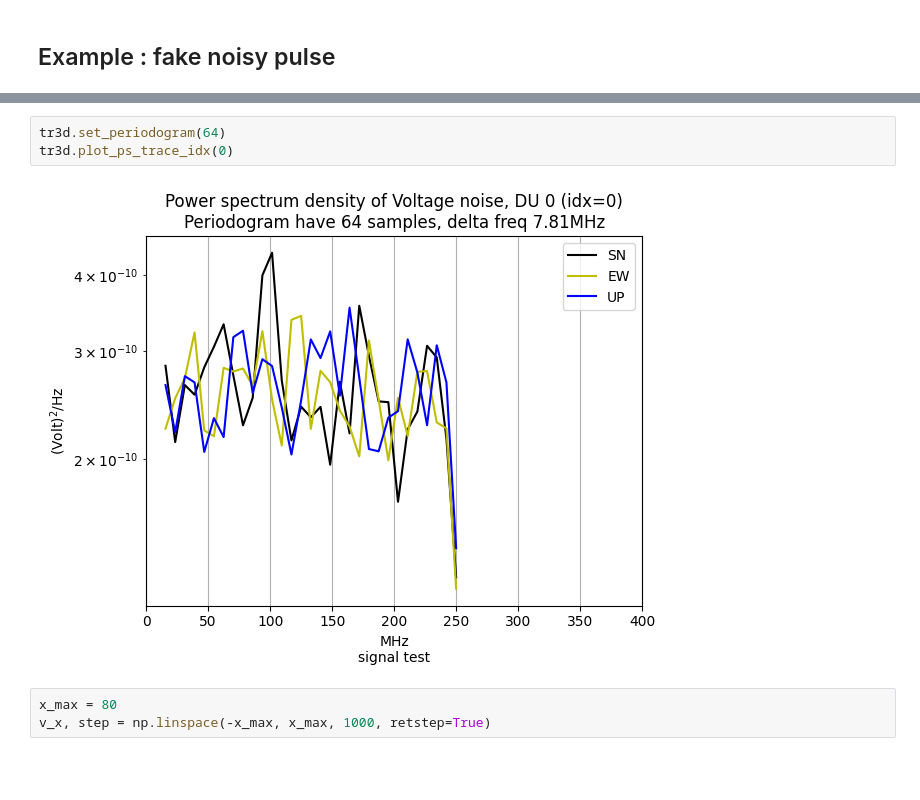
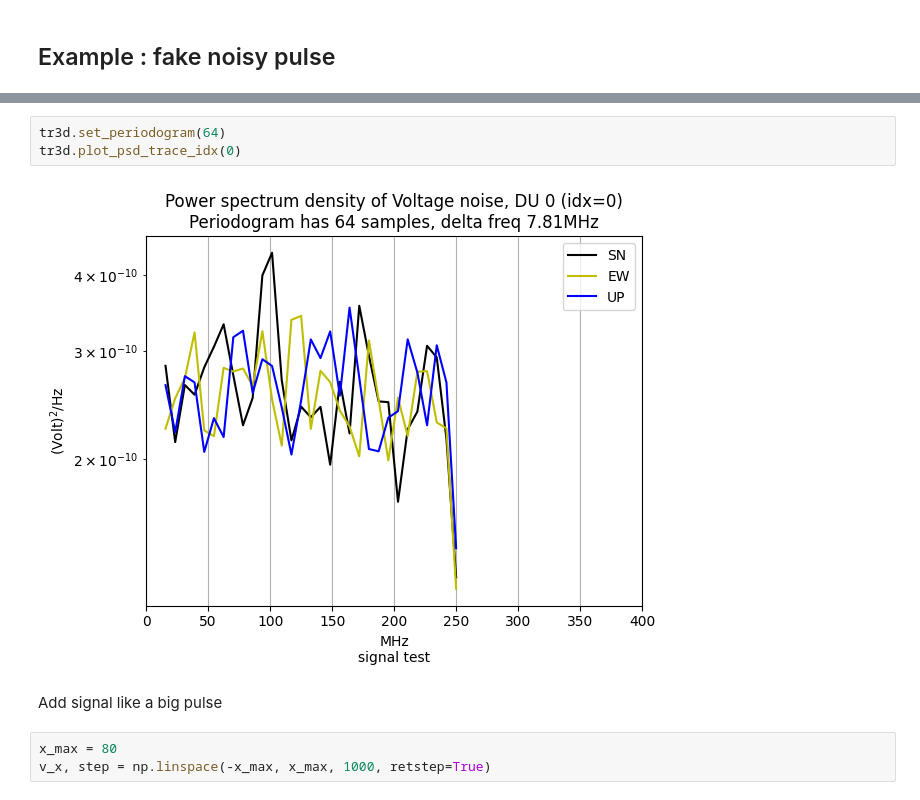
Before and after one commit to grand-mother/grand, a Jupyter notebook: examples/basis/class_Handling3dTraces.ipynb, the cells around one changed output, grey strips where cells are left out. Saved outputs shown, nothing was run; the diff lists cells and outputs as text; blank space fills up the shorter version.

```diff
--- a/examples/basis/class_Handling3dTraces.ipynb
+++ b/examples/basis/class_Handling3dTraces.ipynb
@@ -59,8 +68,10 @@ tr3d.plot_ps_trace_idx(0)
 # %%
 tr3d.set_periodogram(64)
-tr3d.plot_ps_trace_idx(0)
+tr3d.plot_psd_trace_idx(0)
 # %% [output]
-[figure, old version]
+[figure, new version]
+# %% [markdown]
+Add signal like a big pulse
 # %%
 x_max = 80
 v_x, step = np.linspace(-x_max, x_max, 1000, retstep=True)
```
Also changed, not shown: parts of 31 cells of this notebook, 4 other files.
